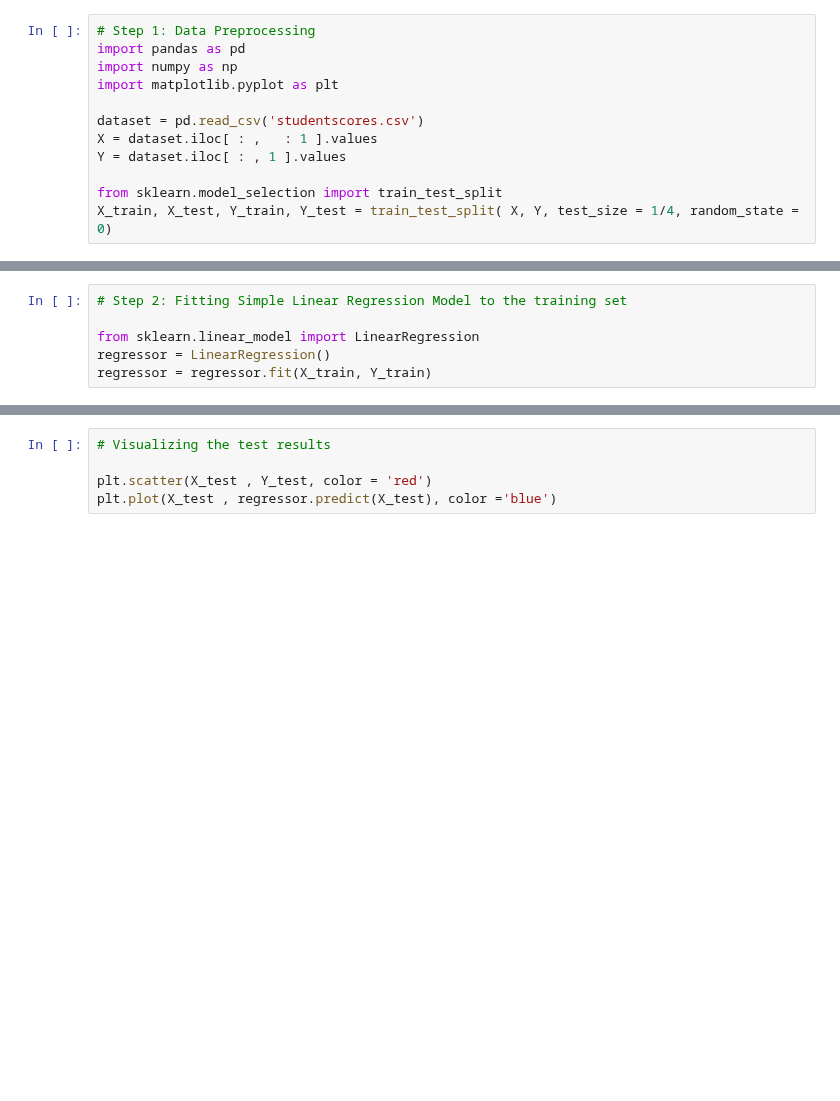
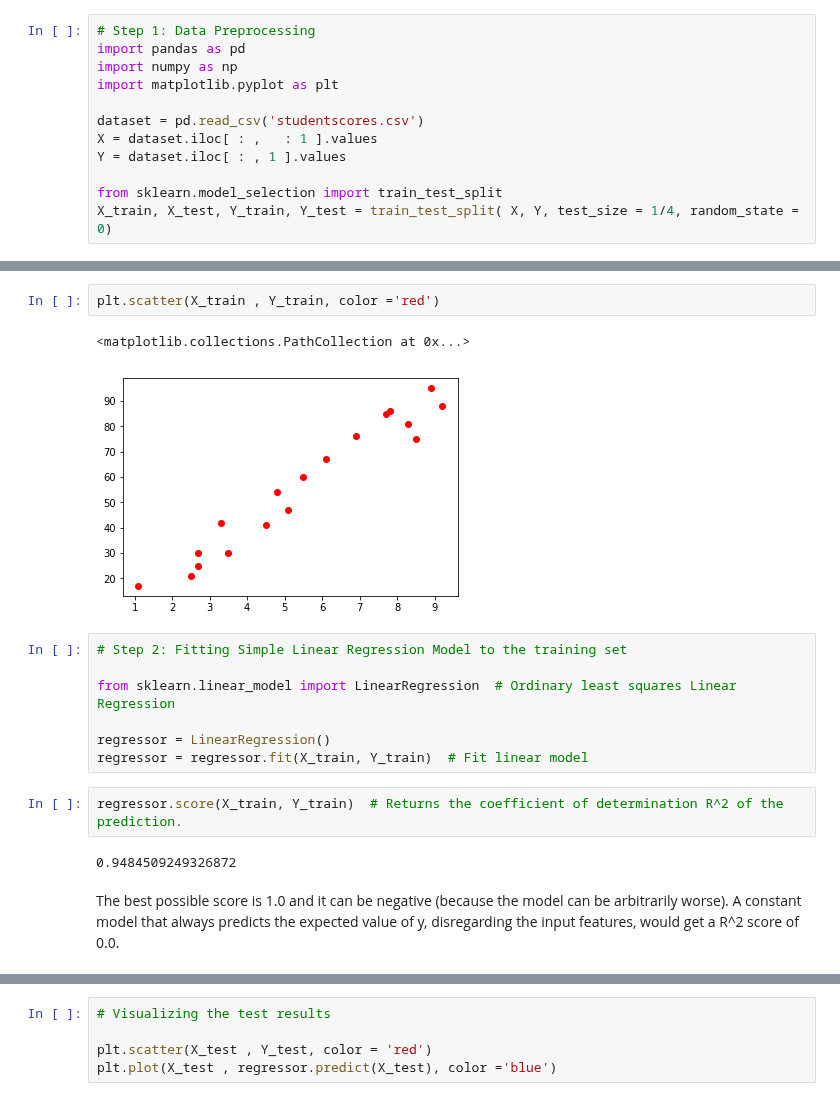
Before and after one commit to marcelomiky/python_code, a Jupyter notebook: ML/Day2/Simple Linear Regression.ipynb, the cells around one changed output, grey strips where cells are left out. Drawn from its saved outputs; the diff is of its cells as text; blank space fills up the shorter version.

```diff
--- a/ML/Day2/Simple Linear Regression.ipynb
+++ b/ML/Day2/Simple Linear Regression.ipynb
@@ -15,6 +50,18 @@ X_train, X_test, Y_train, Y_test = train_test_split( X, Y, test_size = 1/4, rand
+# %%
+plt.scatter(X_train , Y_train, color ='red')
+# %% [output]
+<matplotlib.collections.PathCollection at 0x...>
+[figure, added]
 # %%
 # Step 2: Fitting Simple Linear Regression Model to the training set
 
-from sklearn.linear_model import LinearRegression
+from sklearn.linear_model import LinearRegression  # Ordinary least squares Linear Regression
+
 regressor = LinearRegression()
-regressor = regressor.fit(X_train, Y_train)
+regressor = regressor.fit(X_train, Y_train)  # Fit linear model
+# %%
+regressor.score(X_train, Y_train)  # Returns the coefficient of determination R^2 of the prediction.
+# %% [output]
+0.9484509249326872
+# %% [markdown]
+The best possible score is 1.0 and it can be negative (because the model can be arbitrarily worse). A constant model that always predicts the expected value of y, disregarding the input features, would get a R^2 score of 0.0.
```
Also changed, not shown: parts of 45 cells of this notebook, 2 other files.
